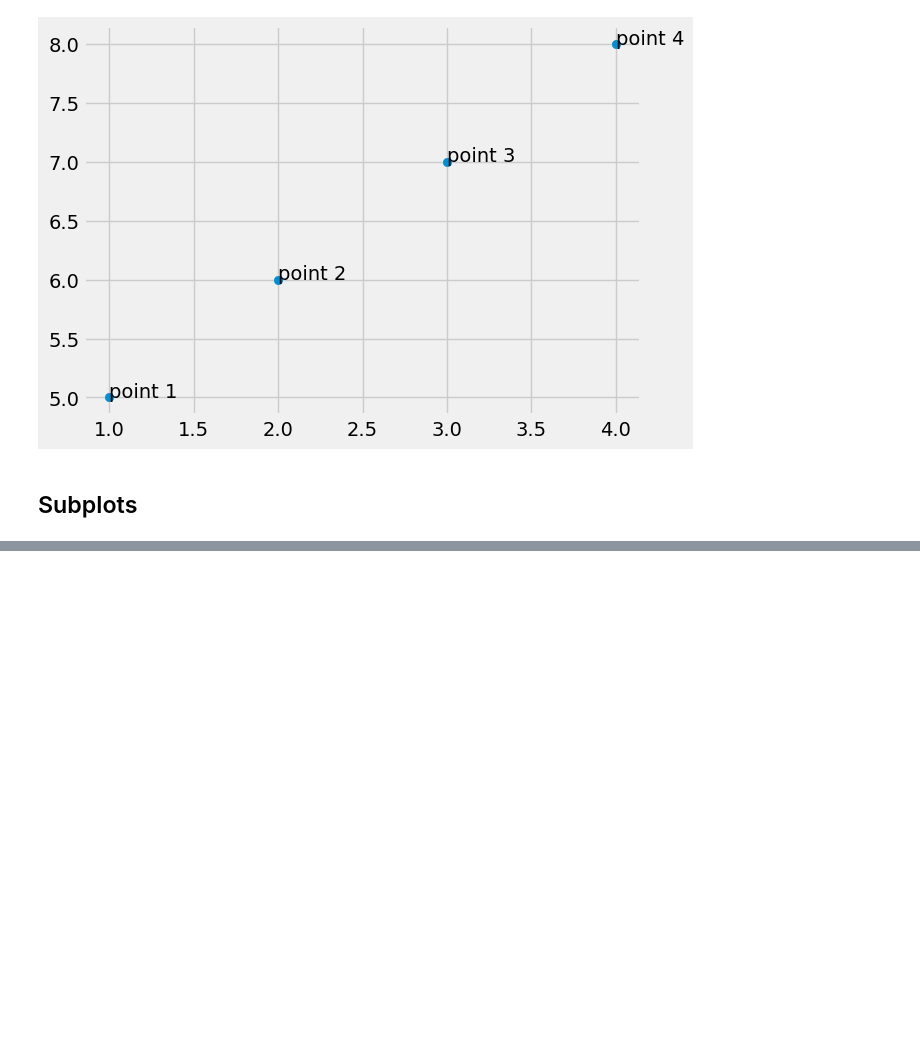
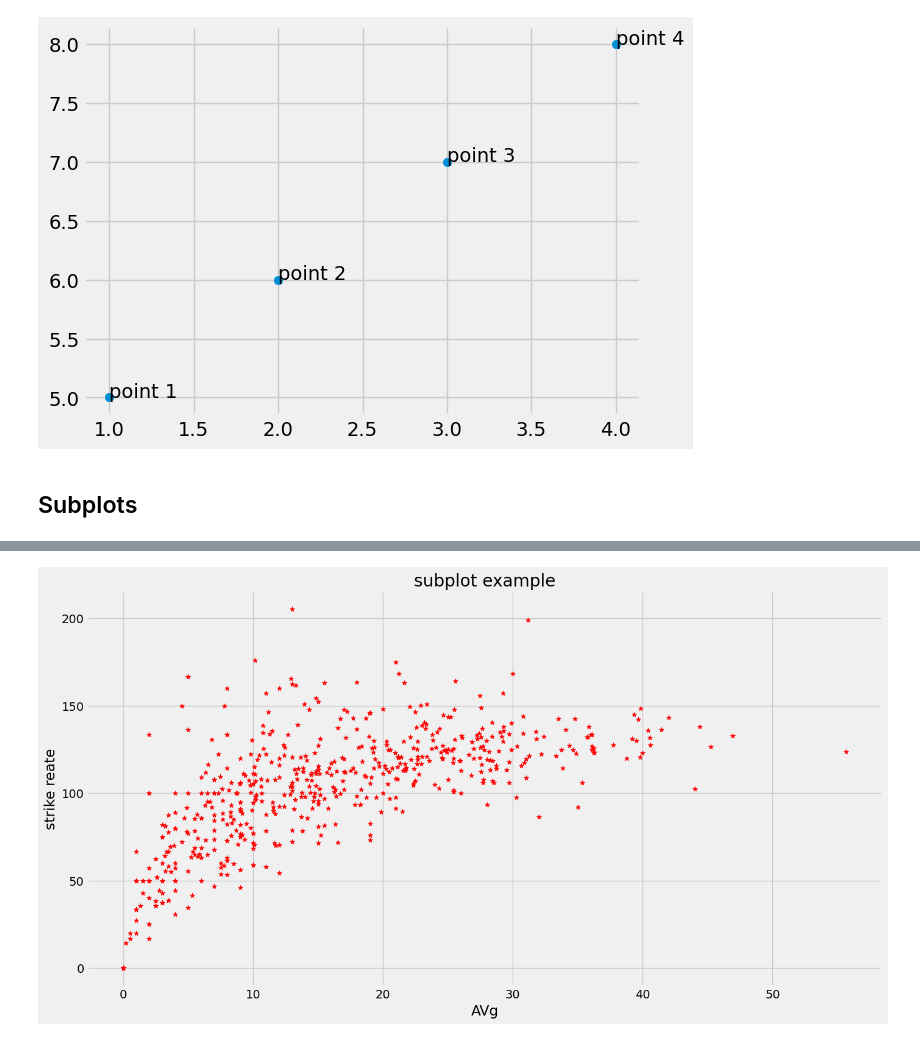
Before and after one commit to rosangithub/datascience, a Jupyter notebook: Data Visulization/matplotlibAdvance.ipynb, the cells around one changed output, grey strips where cells are left out. Cells and saved outputs as stored; diff of their text form; code cells hidden in the pictures; blank space fills up the shorter version.

Commit message:
subplot

```diff
--- a/Data Visulization/matplotlibAdvance.ipynb
+++ b/Data Visulization/matplotlibAdvance.ipynb
@@ -139,0 +137,9 @@ Text(4, 8, 'point 4')
+# %%
+fig,ax=plt.subplots(figsize=(15,8))
+ax.scatter(batters['avg'],batters['strike_rate'],color='red',marker='*')
+ax.set_title('subplot example')
+ax.set_xlabel('AVg')
+ax.set_ylabel('strike reate')
+fig.show()
+# %% [output]
+[figure, added]
```
Also changed, not shown: parts of 13 cells of this notebook.
